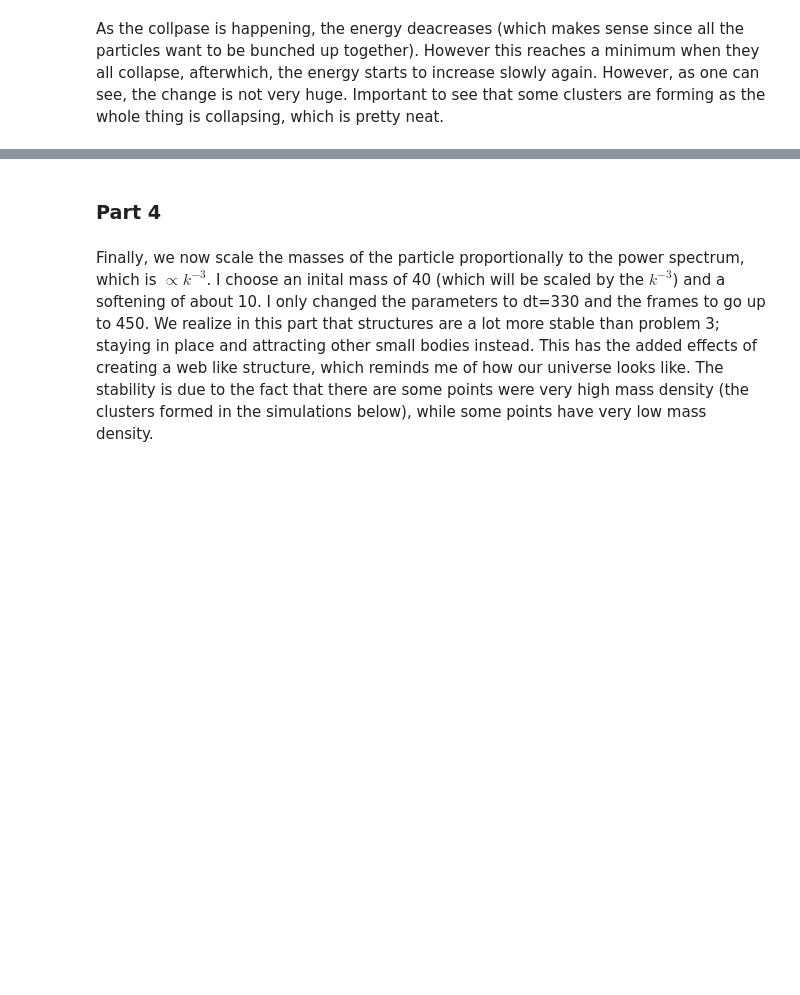
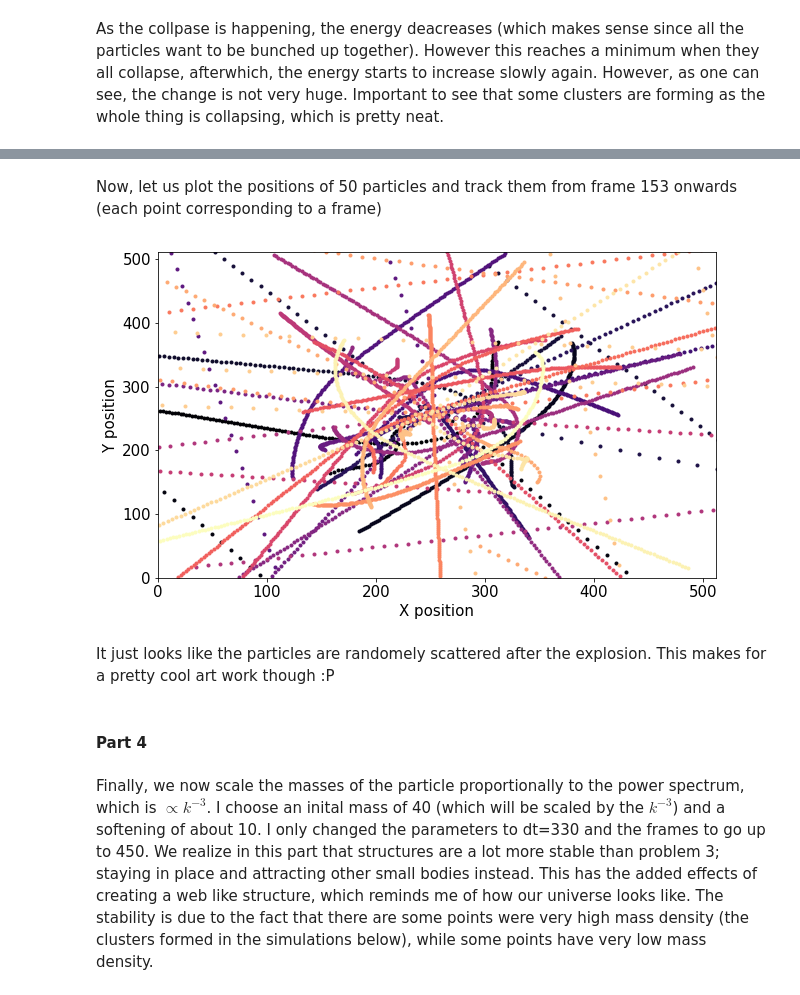
Before and after one commit to Joe1best/PHYS-512-Psets, a Jupyter notebook: N-Body Project/Project_WriteUp.ipynb, the cells around one changed output, grey strips where cells are left out. Drawn from its saved outputs; the diff is of its cells as text; code cells hidden in the pictures; blank space fills up the shorter version.

```diff
--- a/N-Body Project/Project_WriteUp.ipynb
+++ b/N-Body Project/Project_WriteUp.ipynb
@@ -98,5 +119,29 @@ As the collpase is happening, the energy deacreases (which makes sense since all
+# %% [markdown]
+Now, let us plot the positions of 50 particles and track them from frame 153 onwards (each point corresponding to a frame)
+# %%
+fig,ax = plt.subplots(1,1,figsize=(10,6))
+ax.set_xlabel("X position", fontsize=15)
+ax.set_ylabel("Y position", fontsize=15)
+ax.tick_params(labelsize=15)
+ax.plot(energies)
+file = open('./Energy/Part3_NonPeriodic_Position_fun.txt','r')
+positions = ut.loadPosition(file)
+file.close()
+ax.set_xlim(0,2**9)
+ax.set_ylim(0,2**9)
+positions = np.array(positions[minEnergyFram-10:300])
+positions = np.transpose(positions,axes=[1,0,2])
+
+colors = plt.cm.magma(np.linspace(0,1,40))
+
+for i in range(40):
+    ax.plot(positions[i][:,0],positions[i][:,1],'.',color=colors[i])
+# %% [output]
+[figure, added]
+# %% [markdown]
+It just looks like the particles are randomely scattered after the explosion. This makes for a pretty cool art work though :P
 # %% [markdown]
-### Part 4
+#### Part 4
 # %% [markdown]
 Finally, we now scale the masses of the particle proportionally to the power spectrum, which is $\propto k^{-3}$. I choose an inital mass of 40 (which will be scaled by the $k^{-3}$) and a softening of about 10. I only changed the parameters to dt=330 and the frames to go up to 450. We realize in this part that structures are a lot more stable than problem 3; staying in place and attracting other small bodies instead. This has the added effects of creating a web like structure, which reminds me of how our universe looks like. The stability is due to the fact that there are some points were very high mass density (the clusters formed in the simulations below), while some points have very low mass density.
 # %%
```
Also changed, not shown: parts of 5 cells of this notebook, 4 other files.
